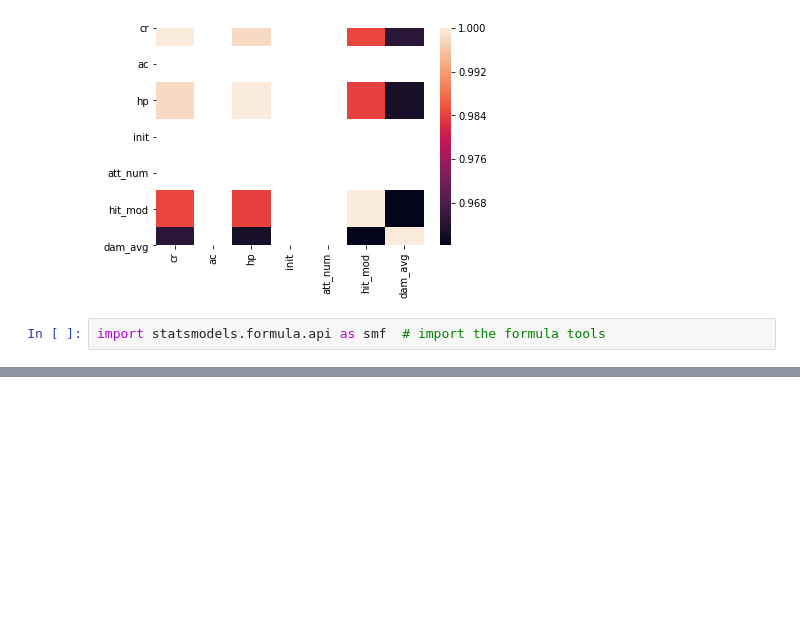
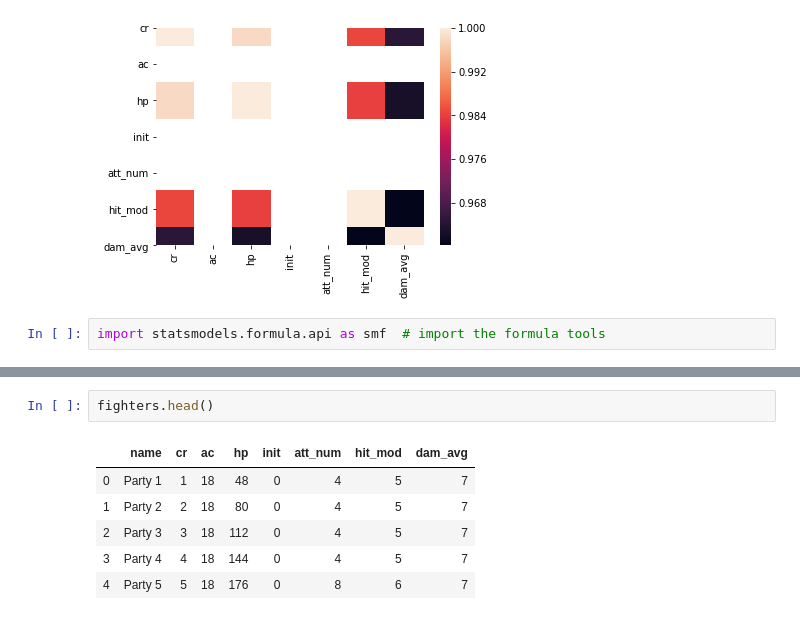
Before and after one commit to trant017/dndCombatAnalysis, a Jupyter notebook: FinalProject.ipynb, the cells around one changed output, grey strips where cells are left out. Saved outputs shown, nothing was run; the diff lists cells and outputs as text; blank space fills up the shorter version.

```diff
--- a/FinalProject.ipynb
+++ b/FinalProject.ipynb
@@ -103,0 +109,9 @@ result = model.fit()
+# %%
+fighters.head()
+# %% [output]
+|  | name | cr | ac | hp | init | att_num | hit_mod | dam_avg |
+| 0 | Party 1 | 1 | 18 | 48 | 0 | 4 | 5 | 7 |
+| 1 | Party 2 | 2 | 18 | 80 | 0 | 4 | 5 | 7 |
+| 2 | Party 3 | 3 | 18 | 112 | 0 | 4 | 5 | 7 |
+| 3 | Party 4 | 4 | 18 | 144 | 0 | 4 | 5 | 7 |
+| 4 | Party 5 | 5 | 18 | 176 | 0 | 8 | 6 | 7 |
```
Also changed, not shown: parts of 4 cells of this notebook.
